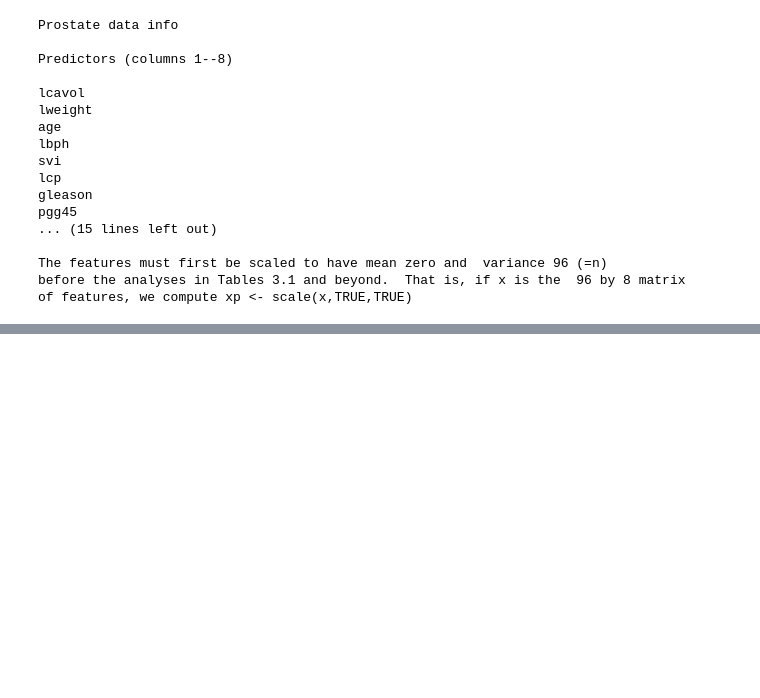
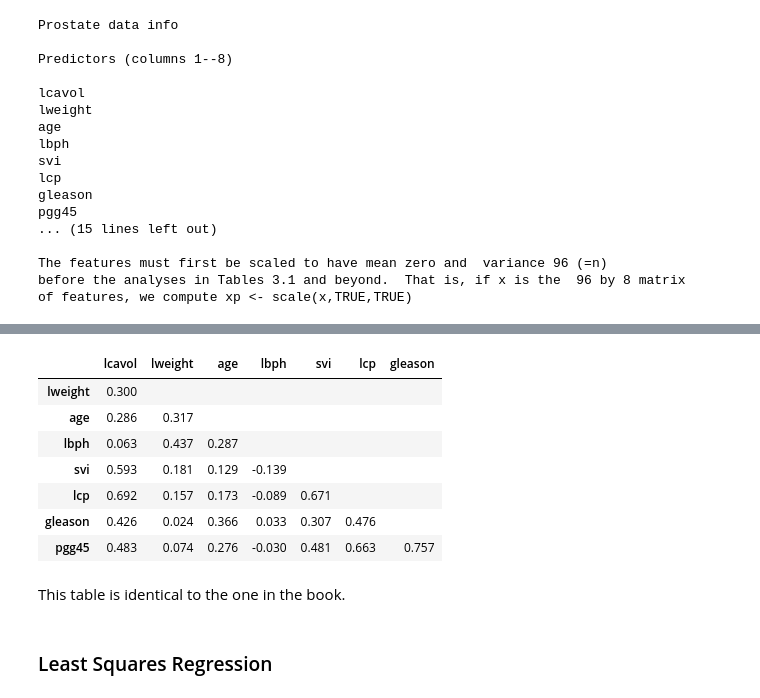
Before and after one commit to abkoesdw/The-Elements-of-Statistical-Learning-Python-Codes, a Jupyter notebook: esl/Chapter 03 - Linear Methods for Regression/3.2.1 Example - Prostate Cancer.ipynb, the cells around one changed output, grey strips where cells are left out. Cells and saved outputs as stored; diff of their text form; code cells hidden in the pictures; blank space fills up the shorter version.

```diff
--- a/esl/Chapter 03 - Linear Methods for Regression/3.2.1 Example - Prostate Cancer.ipynb
+++ b/esl/Chapter 03 - Linear Methods for Regression/3.2.1 Example - Prostate Cancer.ipynb
@@ -38,0 +93,5 @@ of features, we compute xp <- scale(x,TRUE,TRUE)
+# %%
+# extract input and output dataframe
+train_test = prostate_cancer.train_test
+df_x = df[prostate_cancer.meta[:-1]]
+df_y = df[prostate_cancer.meta[-1]]
@@ -38,0 +102,8 @@ of features, we compute xp <- scale(x,TRUE,TRUE)
+# %%
+def scale(x):
+    mean = x.mean(axis=0)
+    stdev = x.std(axis=0)
+    return np.divide(np.subtract(x, mean), stdev)
+# %%
+df_x = df_x.apply(lambda x: scale(x))
+df_x.head()
@@ -38,0 +129,16 @@ of features, we compute xp <- scale(x,TRUE,TRUE)
+# %%
+corr_table = df_x[train_test=='T'].corr(method='pearson').drop('lcavol').drop('pgg45', axis=1).apply(lambda x: x.map('{:,.3f}'.format))
+corr_table.where(np.tril(np.ones(corr_table.shape)).astype(np.bool)).replace(np.nan, '', regex=True)
+# %% [output]
+|  | lcavol | lweight | age | lbph | svi | lcp | gleason |
+| lweight | 0.300 |  |  |  |  |  |  |
+| age | 0.286 | 0.317 |  |  |  |  |  |
+| lbph | 0.063 | 0.437 | 0.287 |  |  |  |  |
+| svi | 0.593 | 0.181 | 0.129 | -0.139 |  |  |  |
+| lcp | 0.692 | 0.157 | 0.173 | -0.089 | 0.671 |  |  |
+| gleason | 0.426 | 0.024 | 0.366 | 0.033 | 0.307 | 0.476 |  |
+| pgg45 | 0.483 | 0.074 | 0.276 | -0.030 | 0.481 | 0.663 | 0.757 |
+# %% [markdown]
+This table is identical to the one in the book.
+# %% [markdown]
+### Least Squares Regression
```
Also changed, not shown: parts of 16 cells of this notebook.
